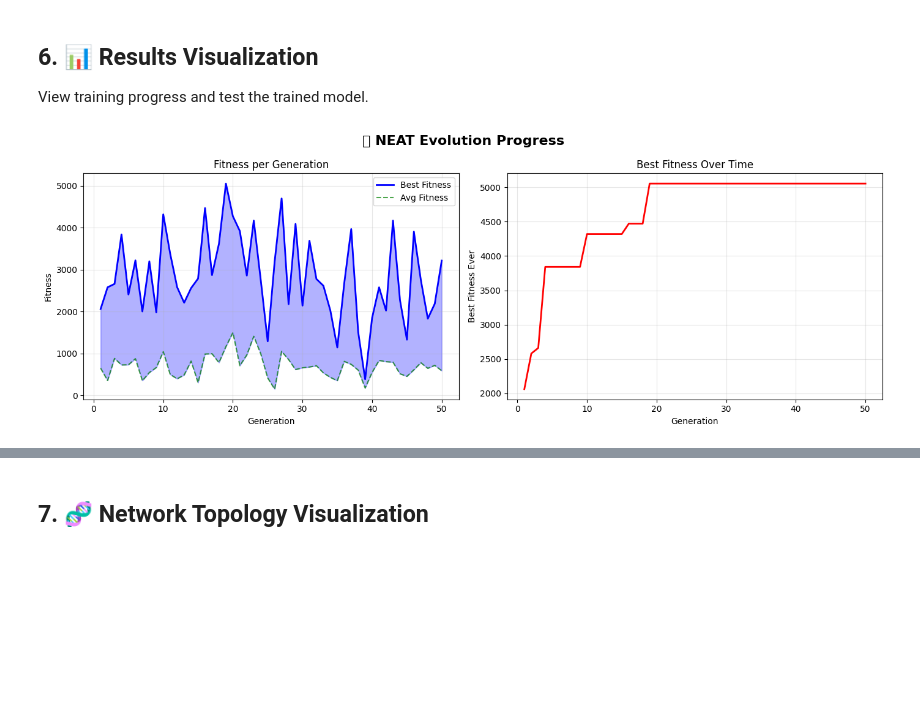
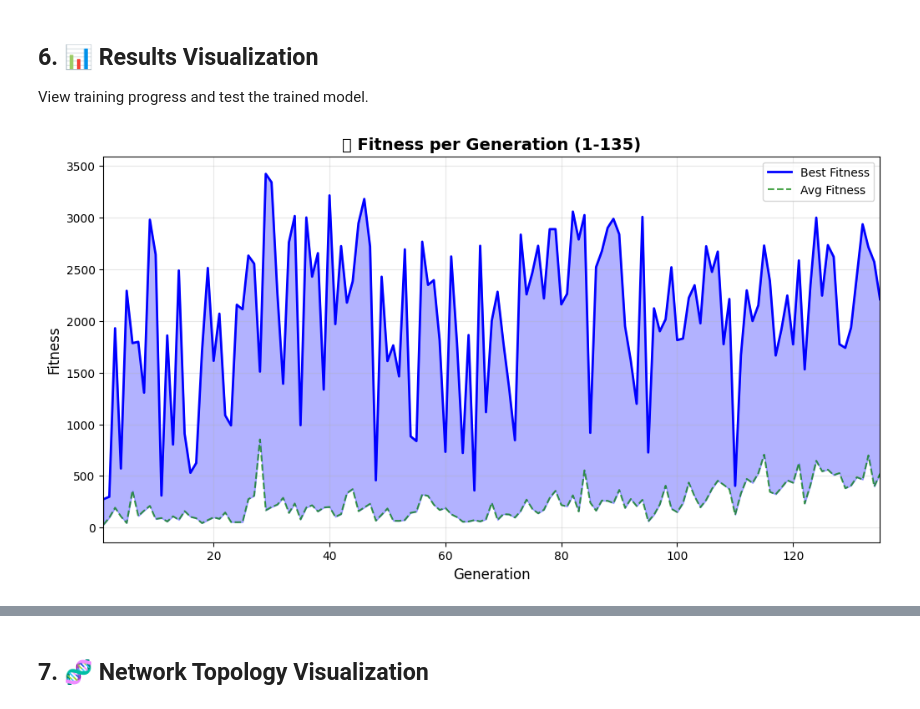
Before and after one commit to SaiGuruInukurthi/DINO-game-RL-trial-, a Jupyter notebook: state_based_training.ipynb, the cells around one changed output, grey strips where cells are left out. Cells and saved outputs as stored; diff of their text form; code cells hidden in the pictures; blank space fills up the shorter version.

```diff
--- a/state_based_training.ipynb
+++ b/state_based_training.ipynb
@@ -161,25 +166,34 @@ Continue training from your saved model with visualization.
 # ═══════════════════════════════════════════════════════════════════════════════
 
 # How many more generations?
-RESUME_GENERATIONS = 50
+RESUME_GENERATIONS = 20
 
 # Find saved model
 model_path = None
+stats_path = 'models_state/neat_stats.pkl'
 if os.path.exists('models_state/neat_winner.pkl'):
     model_path = 'models_state/neat_winner.pkl'
 elif os.path.exists('models_state/neat_interrupted.pkl'):
     model_path = 'models_state/neat_interrupted.pkl'
 
 if model_path:
+    # Load previous generation count
+    prev_gen = 0
+    if os.path.exists(stats_path):
+        with open(stats_path, 'rb') as f:
+            prev_stats = pickle.load(f)
+            prev_gen = prev_stats.get('generations', 0)
+
     print(f"🔄 Resuming from: {model_path}")
-    print(f"   Training {RESUME_GENERATIONS} more generations (visual)")
+    print(f"   Starting at Gen {prev_gen + 1}, training {RESUME_GENERATIONS} more (visual) @ speed {START_SPEED}")
     print("="*60)
 
     # Reload module
     importlib.reload(neat_trainer)
     from neat_trainer import NEATTrainer
 
-    trainer = NEATTrainer.from_winner(model_path, "neat_config.txt", render=True)
+    trainer = NEATTrainer.from_winner(model_path, "neat_config.txt", render=True,
+                                       start_speed=START_SPEED, stats_path=stats_path)
 
     try:
         winner = trainer.run(generations=RESUME_GENERATIONS)
@@ -195,7 +209,7 @@ if model_path:
             }, f)
 
         print(f"\n🏆 Training Complete!")
-        print(f"   Total Generations: {trainer.generation}")
+        print(f"   Generations: {prev_gen + 1} → {trainer.generation}")
         print(f"   Winner Fitness: {winner.fitness:.0f}")
         print(f"   Best Ever: {trainer.best_fitness:.0f}")
 
@@ -210,7 +224,7 @@ if model_path:
                     'avg_scores': trainer.gen_avg_scores,
                     'generations': trainer.generation
                 }, f)
-            print(f"   Saved (fitness: {trainer.best_fitness:.0f})")
+            print(f"   Saved at Gen {trainer.generation} (fitness: {trainer.best_fitness:.0f})")
 
     finally:
         trainer.close()
@@ -330,50 +359,72 @@ View training progress and test the trained model.
 # %%
 # ═══════════════════════════════════════════════════════════════════════════════
 # 6. 📊 TRAINING PROGRESS PLOT
 # ═══════════════════════════════════════════════════════════════════════════════
 
 # Load stats
 try:
     with open('models_state/neat_stats.pkl', 'rb') as f:
         stats = pickle.load(f)
     best_scores = stats['best_scores']
     avg_scores = stats['avg_scores']
     total_gens = stats.get('generations', len(best_scores))
 except FileNotFoundError:
     print("❌ No stats file found! Run training first.")
     best_scores, avg_scores = [], []
 
 if best_scores:
-    fig, axes = plt.subplots(1, 2, figsize=(14, 5))
-    fig.suptitle('🧬 NEAT Evolution Progress', fontsize=16, fontweight='bold')
-
     generations = range(1, len(best_scores) + 1)
 
-    # Left: Fitness per generation
-    axes[0].plot(generations, best_scores, 'b-', lw=2, label='Best Fitness')
-    axes[0].plot(generations, avg_scores, 'g--', alpha=0.7, label='Avg Fitness')
-    axes[0].fill_between(generations, avg_scores, best_scores, alpha=0.3, color='blue')
-    axes[0].set_xlabel('Generation')
-    axes[0].set_ylabel('Fitness')
-    axes[0].set_title('Fitness per Generation')
-    axes[0].legend()
-    axes[0].grid(True, alpha=0.3)
-
-    # Right: Best fitness over time
-    cumulative_best = np.maximum.accumulate(best_scores)
-    axes[1].plot(generations, cumulative_best, 'r-', lw=2)
-    axes[1].set_xlabel('Generation')
-    axes[1].set_ylabel('Best Fitness Ever')
-    axes[1].set_title('Best Fitness Over Time')
-    axes[1].grid(True, alpha=0.3)
-
-    plt.tight_layout()
-    plt.savefig('plots_state/neat_evolution.png', dpi=150)
+    # Plot 1: Fitness per generation
+    fig1, ax1 = plt.subplots(figsize=(12, 6))
+    ax1.plot(generations, best_scores, 'b-', lw=2, label='Best Fitness')
+    ax1.plot(generations, avg_scores, 'g--', alpha=0.7, label='Avg Fitness')
+    ax1.fill_between(generations, avg_scores, best_scores, alpha=0.3, color='blue')
+    ax1.set_xlabel('Generation', fontsize=12)
+    ax1.set_ylabel('Fitness', fontsize=12)
+    ax1.set_title(f'🧬 Fitness per Generation (1-{len(best_scores)})', fontsize=14, fontweight='bold')
+    ax1.legend()
+    ax1.grid(True, alpha=0.3)
+    ax1.set_xlim(1, len(best_scores))
+    plt.savefig('plots_state/neat_fitness_per_gen.png', dpi=150)
     plt.show()
 
-    print(f"📊 Total Generations: {total_gens}")
-    print(f"🏆 Best Fitness: {max(best_scores):.0f}")
-    print(f"📈 Average Final: {avg_scores[-1]:.0f}")
-    print("✓ Plot saved to plots_state/neat_evolution.png")
+    # Plot 2: Best fitness over time (cumulative max)
+    fig2, ax2 = plt.subplots(figsize=(12, 6))
+    cumulative_best = np.maximum.accumulate(best_scores)
+    ax2.plot(generations, cumulative_best, 'r-', lw=2)
+    ax2.set_xlabel('Generation', fontsize=12)
+    ax2.set_ylabel('Best Fitness Ever', fontsize=12)
+    ax2.set_title(f'🏆 Best Fitness Over Time (1-{len(best_scores)})', fontsize=14, fontweight='bold')
+    ax2.grid(True, alpha=0.3)
+    ax2.set_xlim(1, len(best_scores))
+    plt.savefig('plots_state/neat_best_over_time.png', dpi=150)
+    plt.show()
+
+    # Plot 3: Average fitness trend
+    fig3, ax3 = plt.subplots(figsize=(12, 6))
+    window = min(10, len(avg_scores))
+    rolling_avg = np.convolve(avg_scores, np.ones(window)/window, mode='valid')
+    rolling_gens = range(window, len(avg_scores) + 1)
+
+    ax3.plot(generations, avg_scores, 'g-', alpha=0.3, lw=1, label='Raw Avg')
+    ax3.plot(rolling_gens, rolling_avg, 'g-', lw=2, label=f'{window}-Gen Rolling Avg')
+    cumulative_avg = np.cumsum(avg_scores) / np.arange(1, len(avg_scores) + 1)
+    ax3.plot(generations, cumulative_avg, 'orange', lw=2, linestyle='--', label='Cumulative Avg')
+    ax3.set_xlabel('Generation', fontsize=12)
+    ax3.set_ylabel('Average Fitness', fontsize=12)
+    ax3.set_title(f'📈 Average Fitness Trend (1-{len(best_scores)})', fontsize=14, fontweight='bold')
+    ax3.legend()
+    ax3.grid(True, alpha=0.3)
+    ax3.set_xlim(1, len(best_scores))
+    plt.savefig('plots_state/neat_avg_trend.png', dpi=150)
+    plt.show()
+
+    print(f"📊 Total Generations Trained: {len(best_scores)}")
+    print(f"🏆 Best Fitness Ever: {max(best_scores):.0f}")
+    print(f"📈 Latest Avg Fitness: {avg_scores[-1]:.0f}")
+    print(f"📈 All-Time Cumulative Avg: {np.mean(avg_scores):.0f}")
+    print(f"📉 First Avg Fitness: {avg_scores[0]:.0f}")
+    print("✓ Plots saved to plots_state/")
 # %% [output]
-[figure, old version]
+[figure, new version]
```
Also changed, not shown: parts of 10 cells of this notebook, 7 other files.
